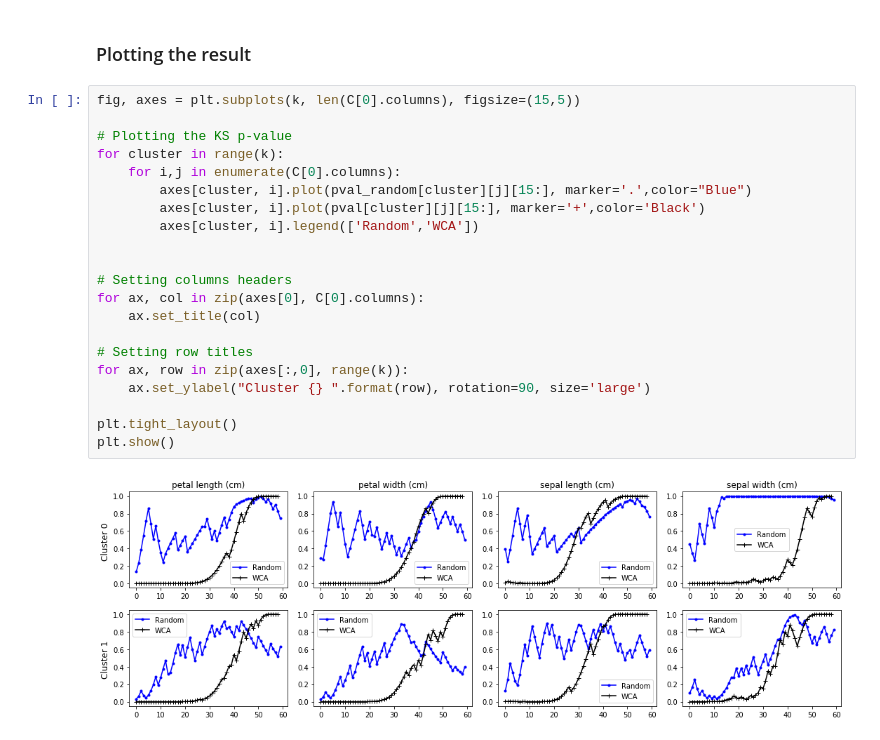
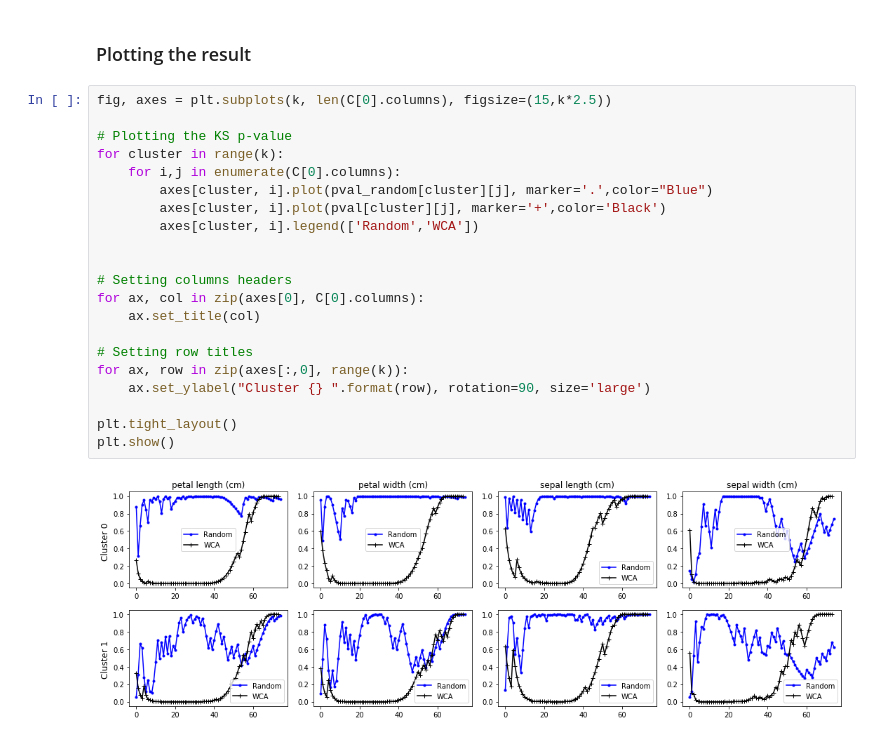
Before and after one commit to Anirudhsekar96/WCA, a Jupyter notebook: Examples/Random Sampling vs WCA Mean.ipynb, the cells around one changed output. Drawn from its saved outputs; the diff is of its cells as text.

Commit message:
added scaling in graphs

```diff
--- a/Examples/Random Sampling vs WCA Mean.ipynb
+++ b/Examples/Random Sampling vs WCA Mean.ipynb
@@ -69,25 +71,25 @@ HBox(children=(IntProgress(value=0, description='Iterations: ', max=74, style=Pr
 # %% [markdown]
 ### Plotting the result
 # %%
-fig, axes = plt.subplots(k, len(C[0].columns), figsize=(15,5))
+fig, axes = plt.subplots(k, len(C[0].columns), figsize=(15,k*2.5))
 
 # Plotting the KS p-value
 for cluster in range(k):
     for i,j in enumerate(C[0].columns):
-        axes[cluster, i].plot(pval_random[cluster][j][15:], marker='.',color="Blue")
-        axes[cluster, i].plot(pval[cluster][j][15:], marker='+',color='Black')
+        axes[cluster, i].plot(pval_random[cluster][j], marker='.',color="Blue")
+        axes[cluster, i].plot(pval[cluster][j], marker='+',color='Black')
         axes[cluster, i].legend(['Random','WCA'])
 
 
 # Setting columns headers
 for ax, col in zip(axes[0], C[0].columns):
     ax.set_title(col)
 
 # Setting row titles
 for ax, row in zip(axes[:,0], range(k)):
     ax.set_ylabel("Cluster {} ".format(row), rotation=90, size='large')
 
 plt.tight_layout()
 plt.show()
 # %% [output]
-[figure, old version]
+[figure, new version]
```
Also changed, not shown: parts of 1 cell of this notebook.
